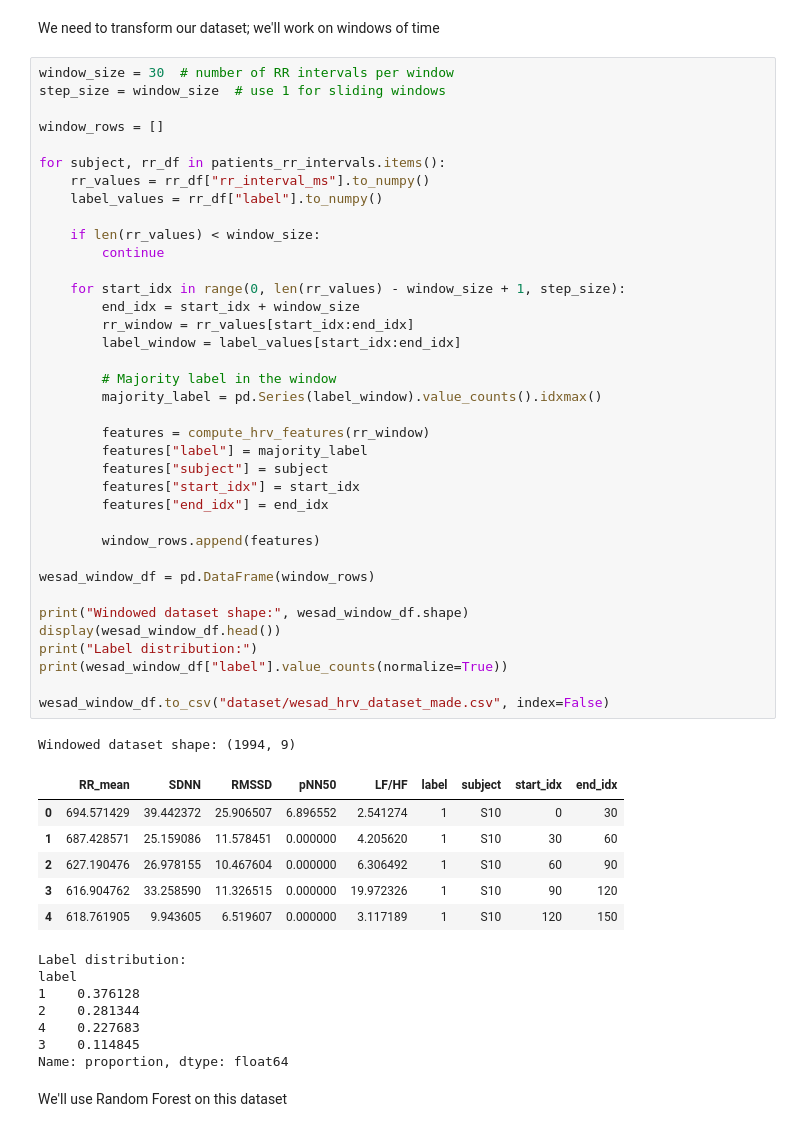
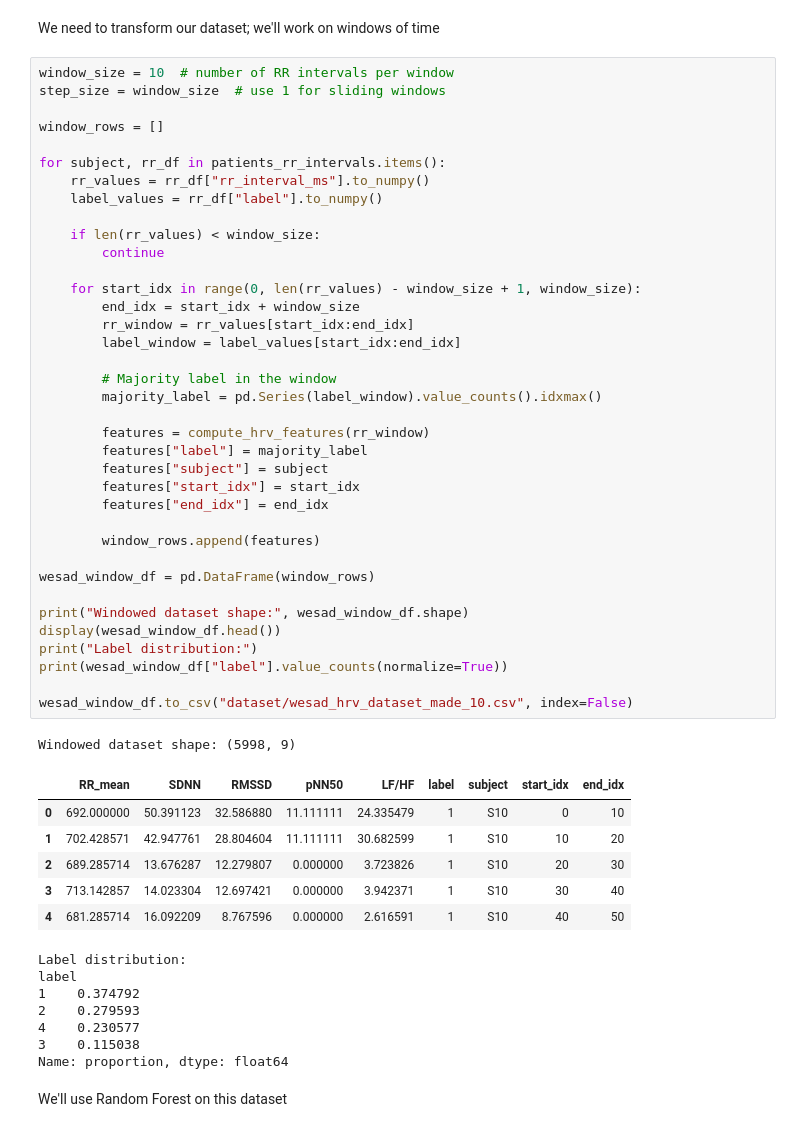
Before and after one commit to amine-e2r/elderly_care, a Jupyter notebook: code1.ipynb, the cells around one changed output. Saved outputs shown, nothing was run; the diff lists cells and outputs as text.

```diff
--- a/code1.ipynb
+++ b/code1.ipynb
@@ -265,7 +265,7 @@ S11:
 # %% [markdown]
 We need to transform our dataset; we'll work on windows of time
 # %%
-window_size = 30  # number of RR intervals per window
+window_size = 10  # number of RR intervals per window
 step_size = window_size  # use 1 for sliding windows
 
 window_rows = []
@@ -274,47 +274,47 @@ for subject, rr_df in patients_rr_intervals.items():
     rr_values = rr_df["rr_interval_ms"].to_numpy()
     label_values = rr_df["label"].to_numpy()
 
     if len(rr_values) < window_size:
         continue
 
-    for start_idx in range(0, len(rr_values) - window_size + 1, step_size):
+    for start_idx in range(0, len(rr_values) - window_size + 1, window_size):
         end_idx = start_idx + window_size
         rr_window = rr_values[start_idx:end_idx]
         label_window = label_values[start_idx:end_idx]
 
         # Majority label in the window
         majority_label = pd.Series(label_window).value_counts().idxmax()
 
         features = compute_hrv_features(rr_window)
         features["label"] = majority_label
         features["subject"] = subject
         features["start_idx"] = start_idx
         features["end_idx"] = end_idx
 
         window_rows.append(features)
 
 wesad_window_df = pd.DataFrame(window_rows)
 
 print("Windowed dataset shape:", wesad_window_df.shape)
 display(wesad_window_df.head())
 print("Label distribution:")
 print(wesad_window_df["label"].value_counts(normalize=True))
 
-wesad_window_df.to_csv("dataset/wesad_hrv_dataset_made.csv", index=False)
+wesad_window_df.to_csv("dataset/wesad_hrv_dataset_made_10.csv", index=False)
 # %% [output]
-Windowed dataset shape: (1994, 9)
+Windowed dataset shape: (5998, 9)
 |  | RR_mean | SDNN | RMSSD | pNN50 | LF/HF | label | subject | start_idx | end_idx |
-| 0 | 694.571429 | 39.442372 | 25.906507 | 6.896552 | 2.541274 | 1 | S10 | 0 | 30 |
-| 1 | 687.428571 | 25.159086 | 11.578451 | 0.000000 | 4.205620 | 1 | S10 | 30 | 60 |
-| 2 | 627.190476 | 26.978155 | 10.467604 | 0.000000 | 6.306492 | 1 | S10 | 60 | 90 |
-| 3 | 616.904762 | 33.258590 | 11.326515 | 0.000000 | 19.972326 | 1 | S10 | 90 | 120 |
-| 4 | 618.761905 | 9.943605 | 6.519607 | 0.000000 | 3.117189 | 1 | S10 | 120 | 150 |
+| 0 | 692.000000 | 50.391123 | 32.586880 | 11.111111 | 24.335479 | 1 | S10 | 0 | 10 |
+| 1 | 702.428571 | 42.947761 | 28.804604 | 11.111111 | 30.682599 | 1 | S10 | 10 | 20 |
+| 2 | 689.285714 | 13.676287 | 12.279807 | 0.000000 | 3.723826 | 1 | S10 | 20 | 30 |
+| 3 | 713.142857 | 14.023304 | 12.697421 | 0.000000 | 3.942371 | 1 | S10 | 30 | 40 |
+| 4 | 681.285714 | 16.092209 | 8.767596 | 0.000000 | 2.616591 | 1 | S10 | 40 | 50 |
 Label distribution:
 label
-1    0.376128
-2    0.281344
-4    0.227683
-3    0.114845
+1    0.374792
+2    0.279593
+4    0.230577
+3    0.115038
 Name: proportion, dtype: float64
 # %% [markdown]
 We'll use Random Forest on this dataset
```
Also changed, not shown: parts of 11 cells of this notebook, 1 other file.
